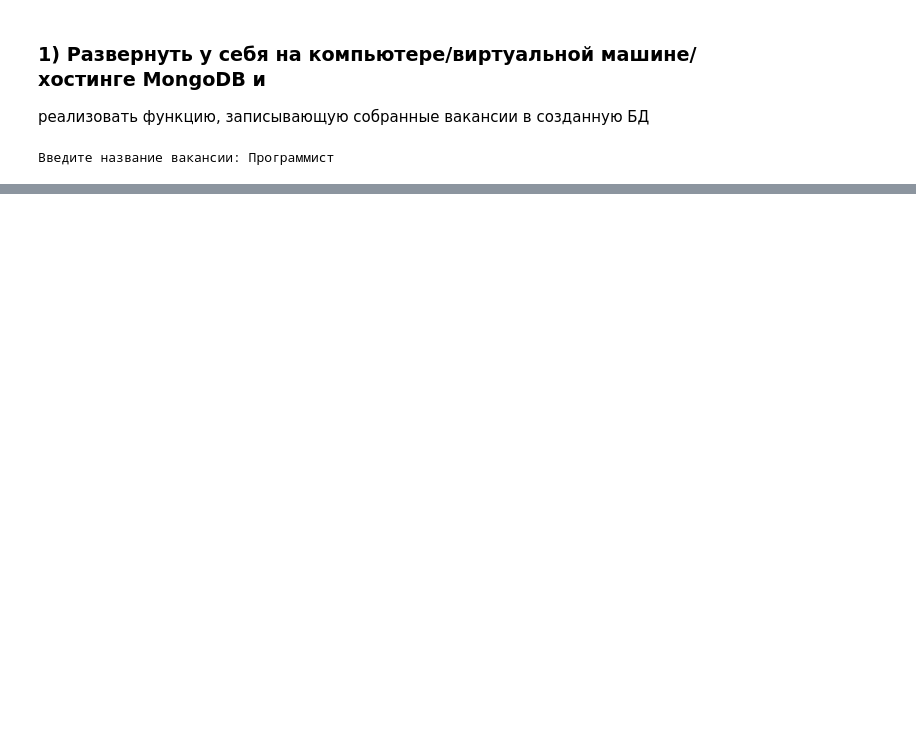
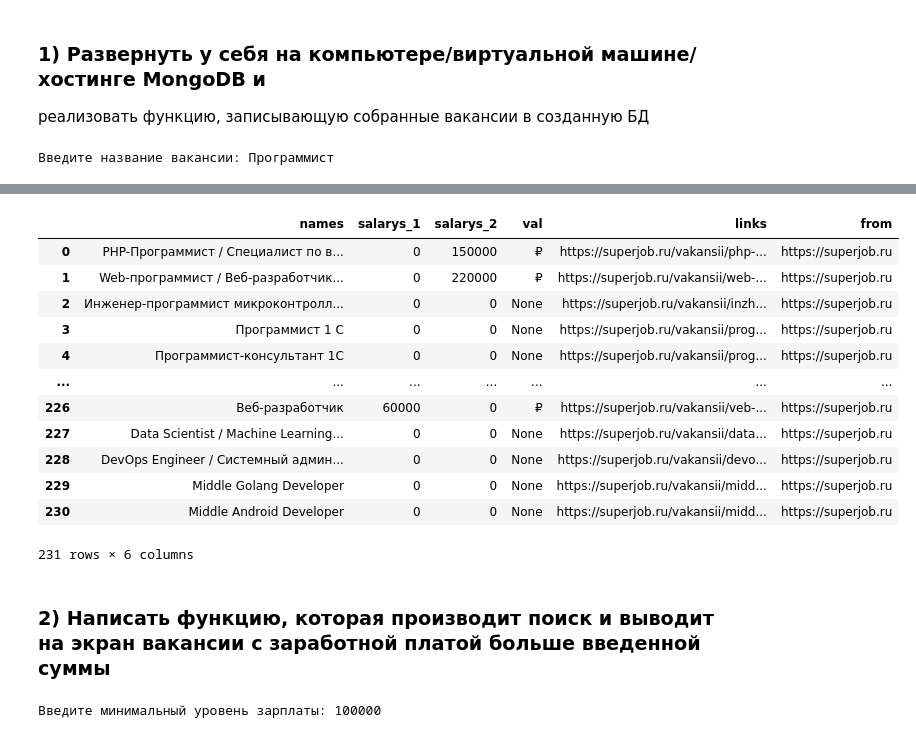
Before and after one commit to JaneCalm/parse, a Jupyter notebook: lesson_3/task_3.ipynb, the cells around one changed output, grey strips where cells are left out. Cells and saved outputs as stored; diff of their text form; code cells hidden in the pictures; blank space fills up the shorter version.

```diff
--- a/lesson_3/task_3.ipynb
+++ b/lesson_3/task_3.ipynb
@@ -174,4 +177,0 @@ main_link = f'https://hh.ru/search/vacancy?area=1&clusters=true&enable_snippets=
-# %%
-search_two = transliterate.translit(search_s, reversed=True)
-search_two = re.sub(r'\s', '-', search_two)
-main_link_two = f'https://superjob.ru/vakansii/{search_two}.html?geo%5Bt%5D%5B0%5D=4'
@@ -254,0 +200,23 @@ page_other_all
+# %%
+def search_sj(pro):
+    search_two = transliterate.translit(pro, reversed=True)
+    search_two = re.sub(r'\s', '-', search_two)
+    main_link_two = f'https://superjob.ru/vakansii/{search_two}.html?geo%5Bt%5D%5B0%5D=4'
+
+    header = {'User-Agent':'Mozilla/5.0 (Windows NT 10.0; Win64; x64) AppleWebKit/537.36 (KHTML, like Gecko) Chrome/78.0.3904.108 Safari/537.36'}
+    status = requests.get(main_link_two, headers = header).status_code
+    if status != 200:
+        return('проверить соединение')
+    response_two = requests.get(main_link_two, headers = header).text
+    html_two = bs(response_two,'lxml')
+
+    pager_two = html_two.findAll('div',{'class':'L1p51'})
+    last_page_two = pager_two[0].findAll('span',{'class':'_3IDf-'})
+    link_last_num_two = last_page_two[-2].getText()
+
+    page_other_two = pd.DataFrame(columns=['names', 'salarys_1', 'salarys_2', 'val', 'links', 'from'])
+    for i in range(1, int(link_last_num_two)+1):
+        link_last = f'/vakansii/{search_two}.html?geo%5Bt%5D%5B0%5D=4&page={i}'
+        result = page_table_two(link_last, header)
+        page_other_two = pd.merge(page_other_two, result, how='outer')
+    return page_other_two
@@ -255,3 +240,20 @@ page_other_all
+# %%
+page_other_two = search_sj(search_s)
+page_other_two
+# %% [output]
+|  | names | salarys_1 | salarys_2 | val | links | from |
+| 0 | PHP-Программист / Специалист по в... | 0 | 150000 | ₽ | https://superjob.ru/vakansii/php-... | https://superjob.ru |
+| 1 | Web-программист / Веб-разработчик... | 0 | 220000 | ₽ | https://superjob.ru/vakansii/web-... | https://superjob.ru |
+| 2 | Инженер-программист микроконтролл... | 0 | 0 | None | https://superjob.ru/vakansii/inzh... | https://superjob.ru |
+| 3 | Программист 1 С | 0 | 0 | None | https://superjob.ru/vakansii/prog... | https://superjob.ru |
+| 4 | Программист-консультант 1С | 0 | 0 | None | https://superjob.ru/vakansii/prog... | https://superjob.ru |
+| ... | ... | ... | ... | ... | ... | ... |
+| 226 | Веб-разработчик | 60000 | 0 | ₽ | https://superjob.ru/vakansii/veb-... | https://superjob.ru |
+| 227 | Data Scientist / Machine Learning... | 0 | 0 | None | https://superjob.ru/vakansii/data... | https://superjob.ru |
+| 228 | DevOps Engineer / Системный админ... | 0 | 0 | None | https://superjob.ru/vakansii/devo... | https://superjob.ru |
+| 229 | Middle Golang Developer | 0 | 0 | None | https://superjob.ru/vakansii/midd... | https://superjob.ru |
+| 230 | Middle Android Developer | 0 | 0 | None | https://superjob.ru/vakansii/midd... | https://superjob.ru |
+231 rows × 6 columns
 # %%
 def load_mongo(page, name_mongo):
     j_page = page.to_json(orient='records')
@@ -262,0 +267,6 @@ load_mongo(page_other_two, vakans_sj)
+# %% [markdown]
+### 2) Написать функцию, которая производит поиск и выводит на экран вакансии с заработной платой больше введенной суммы
+# %%
+min_sal = int(input('Введите минимальный уровень зарплаты: '))
+# %% [output]
+Введите минимальный уровень зарплаты: 100000
```
Also changed, not shown: parts of 27 cells of this notebook.
